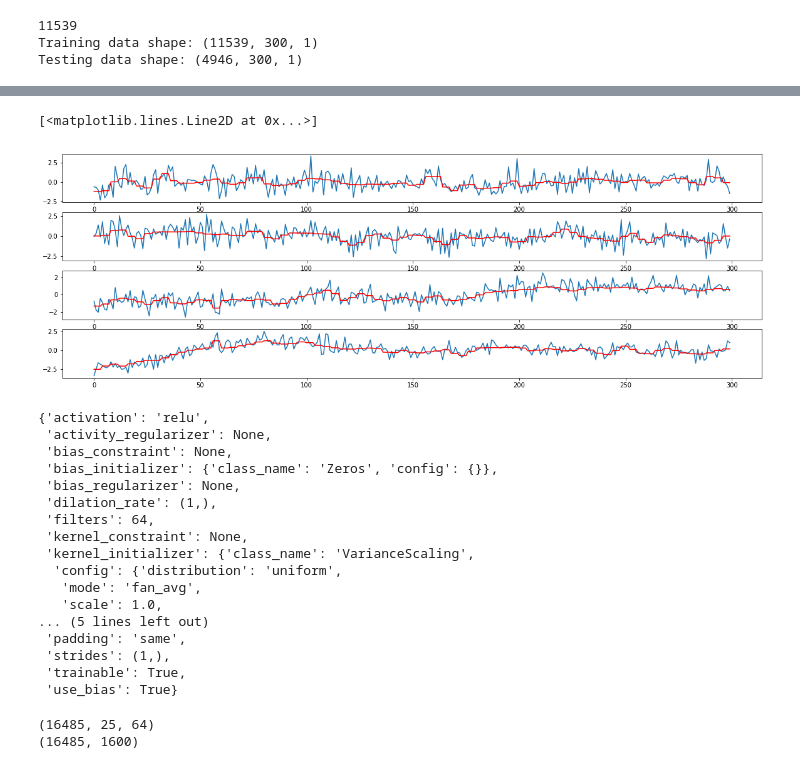
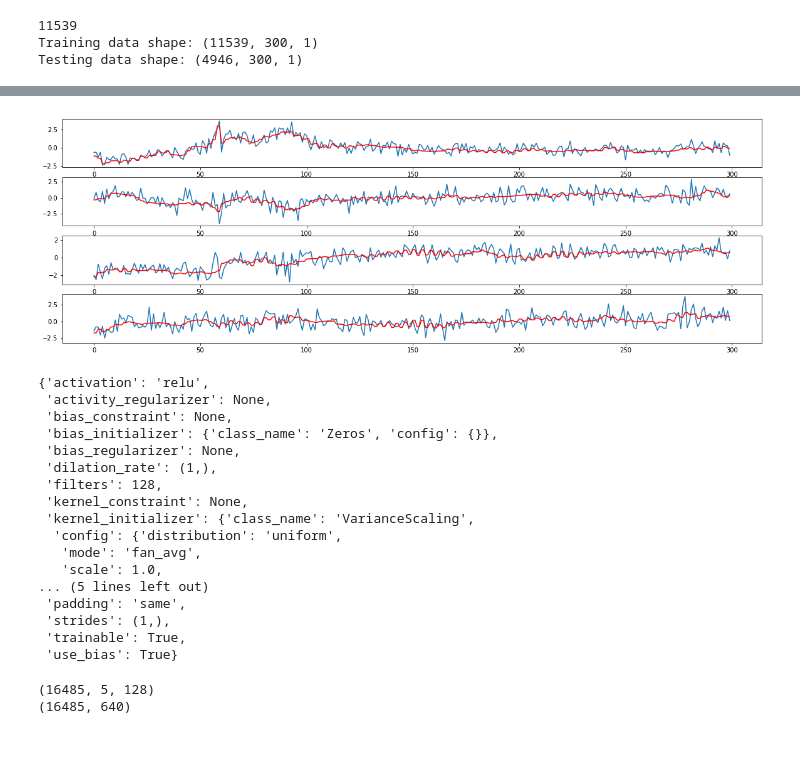
Before and after one commit to ays0110/bean, a Jupyter notebook: Pig 2/Experiment 12/Experiment 12.ipynb, the cells around one changed output, grey strips where cells are left out. Cells and saved outputs as stored; diff of their text form; code cells hidden in the pictures.

```diff
--- a/Pig 2/Experiment 12/Experiment 12.ipynb
+++ b/Pig 2/Experiment 12/Experiment 12.ipynb
@@ -130,35 +166,36 @@ auto_model.save('full_pig_brandon.h5')
 # %%
-sample_1 = training[np.newaxis, 1000]
+sample_1 = training[np.newaxis, 601]
 output_1 = auto_model.predict(sample_1)
 
-sample_2 = training[np.newaxis, 10]
+sample_2 = training[np.newaxis, 70]
 output_2 = auto_model.predict(sample_2)
 
-sample_3 = training[np.newaxis, 66]
+sample_3 = training[np.newaxis, 896]
 output_3 = auto_model.predict(sample_3)
 
-sample_4 = training[np.newaxis, 587]
+sample_4 = training[np.newaxis, 10387]
 output_4 = auto_model.predict(sample_4)
 
 
 plt.figure(figsize=(20, 10))
 plt.subplot(611)
 plt.plot(np.squeeze(sample_1))
 plt.plot(np.squeeze(output_1), c='r')
 plt.subplot(612)
 plt.plot(np.squeeze(sample_2))
 plt.plot(np.squeeze(output_2), c='r')
 plt.subplot(613)
 plt.plot(np.squeeze(sample_3))
 plt.plot(np.squeeze(output_3), c='r')
 plt.subplot(614)
 plt.plot(np.squeeze(sample_4))
 plt.plot(np.squeeze(output_4), c='r')
+
+plt.savefig('../../Results/12D/reconstructions.png')
 # %% [output]
-[<matplotlib.lines.Line2D at 0x...>]
-[figure, old version]
+[figure, new version]
 # %%
-auto_model.layers[6].get_config()
+auto_model.layers[7].get_config()
 # %% [output]
 {'activation': 'relu',
  'activity_regularizer': None,
@@ -166,7 +203,7 @@ auto_model.layers[6].get_config()
  'bias_initializer': {'class_name': 'Zeros', 'config': {}},
  'bias_regularizer': None,
  'dilation_rate': (1,),
- 'filters': 64,
+ 'filters': 128,
  'kernel_constraint': None,
  'kernel_initializer': {'class_name': 'VarianceScaling',
   'config': {'distribution': 'uniform',
@@ -185,8 +222,7 @@ squished_embeddings = np.reshape(embeddings, (embeddings.shape[0], -1))
 # %%
 print(embeddings.shape)
 print(squished_embeddings.shape)
-
-np.save('e12-embeddings-squished.npy', squished_embeddings)
+np.save('../../Results/12D/embeddings-squished.npy', squished_embeddings)
 # %% [output]
-(16485, 25, 64)
-(16485, 1600)
+(16485, 5, 128)
+(16485, 640)
```
Also changed, not shown: parts of 5 cells of this notebook, 6 other files.
